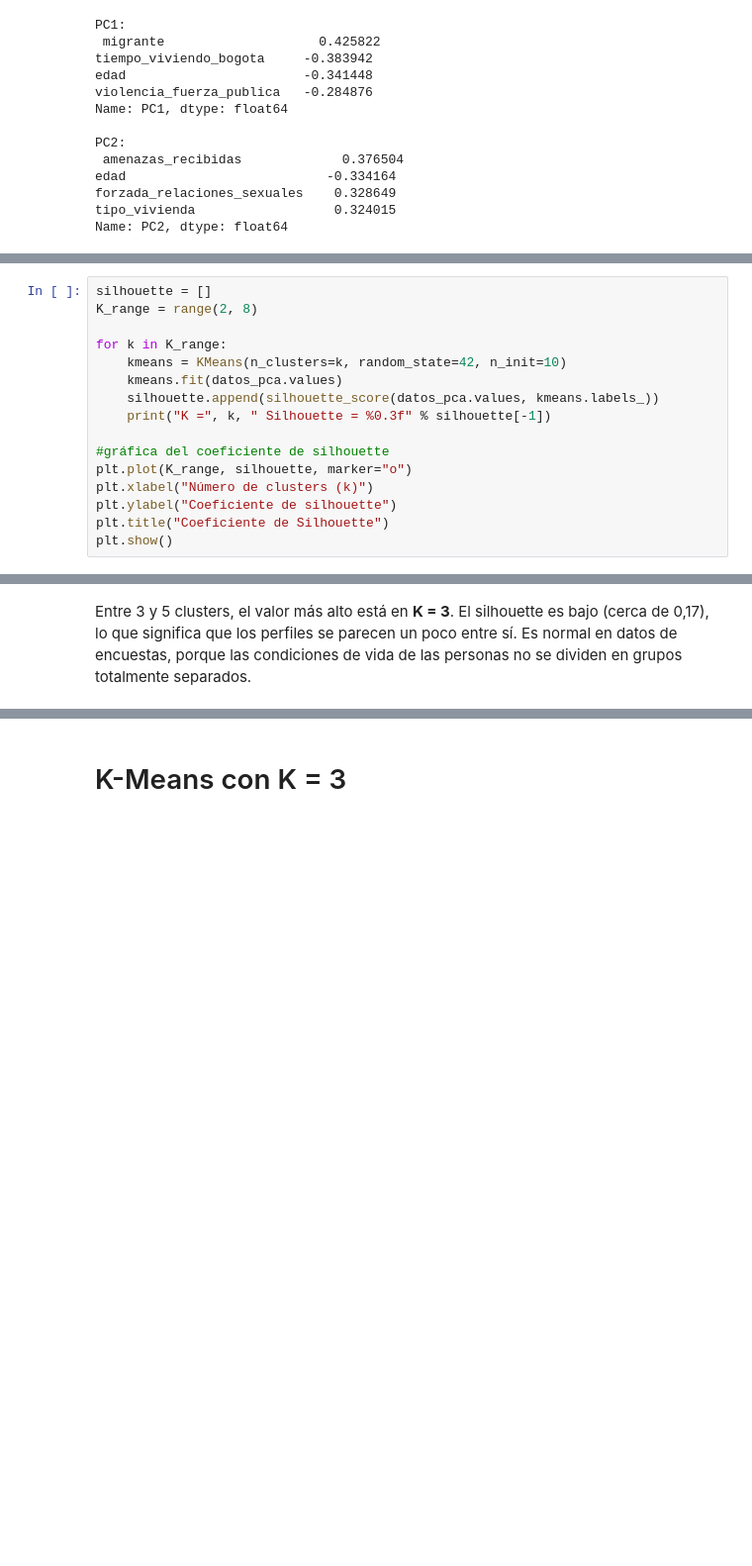
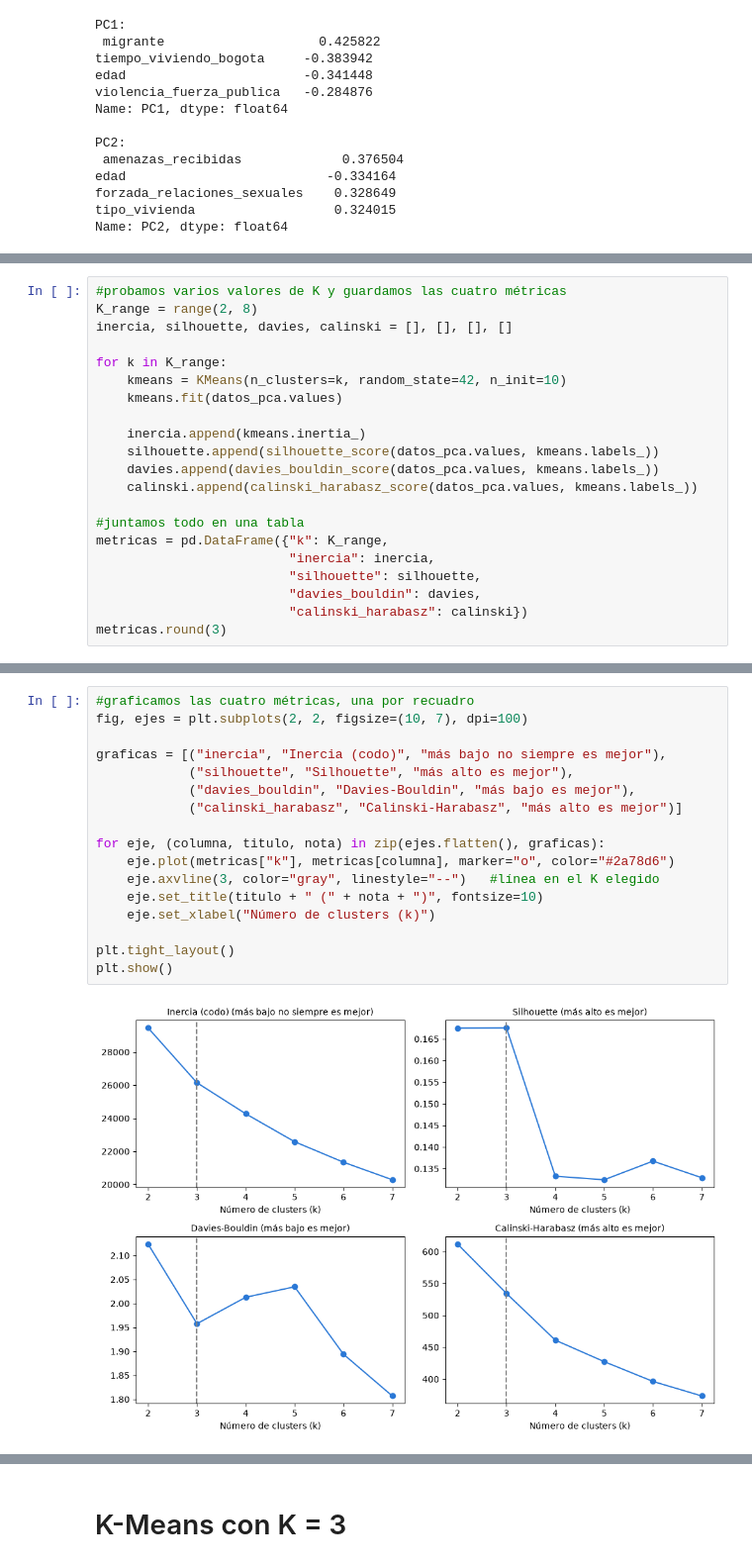
Before and after one commit to lezlynossa-oss/proyecto-integrador-quinto, a Jupyter notebook: Mineria/02_perfiles_vulnerabilidad_kmeans.ipynb, the cells around one changed output, grey strips where cells are left out. Shown at 99% size. Saved outputs shown, nothing was run; the diff lists cells and outputs as text; blank space fills up the shorter version.

Commit message:
Clustering: elección de K con cuatro métricas

```diff
--- a/Mineria/02_perfiles_vulnerabilidad_kmeans.ipynb
+++ b/Mineria/02_perfiles_vulnerabilidad_kmeans.ipynb
@@ -261,17 +226,22 @@ El coeficiente de silhouette mide qué tan bien separados están los clusters. V
 # %%
-silhouette = []
+#probamos varios valores de K y guardamos las cuatro métricas
 K_range = range(2, 8)
+inercia, silhouette, davies, calinski = [], [], [], []
 
 for k in K_range:
     kmeans = KMeans(n_clusters=k, random_state=42, n_init=10)
     kmeans.fit(datos_pca.values)
+
+    inercia.append(kmeans.inertia_)
     silhouette.append(silhouette_score(datos_pca.values, kmeans.labels_))
-    print("K =", k, " Silhouette = %0.3f" % silhouette[-1])
+    davies.append(davies_bouldin_score(datos_pca.values, kmeans.labels_))
+    calinski.append(calinski_harabasz_score(datos_pca.values, kmeans.labels_))
 
-#gráfica del coeficiente de silhouette
-plt.plot(K_range, silhouette, marker="o")
-plt.xlabel("Número de clusters (k)")
-plt.ylabel("Coeficiente de silhouette")
-plt.title("Coeficiente de Silhouette")
-plt.show()
+#juntamos todo en una tabla
+metricas = pd.DataFrame({"k": K_range,
+                         "inercia": inercia,
+                         "silhouette": silhouette,
+                         "davies_bouldin": davies,
+                         "calinski_harabasz": calinski})
+metricas.round(3)
 # %% [output]
@@ -285,2 +255,19 @@ K = 7  Silhouette = 0.133
-# %% [markdown]
-Entre 3 y 5 clusters, el valor más alto está en **K = 3**. El silhouette es bajo (cerca de 0,17), lo que significa que los perfiles se parecen un poco entre sí. Es normal en datos de encuestas, porque las condiciones de vida de las personas no se dividen en grupos totalmente separados.
+# %%
+#graficamos las cuatro métricas, una por recuadro
+fig, ejes = plt.subplots(2, 2, figsize=(10, 7), dpi=100)
+
+graficas = [("inercia", "Inercia (codo)", "más bajo no siempre es mejor"),
+            ("silhouette", "Silhouette", "más alto es mejor"),
+            ("davies_bouldin", "Davies-Bouldin", "más bajo es mejor"),
+            ("calinski_harabasz", "Calinski-Harabasz", "más alto es mejor")]
+
+for eje, (columna, titulo, nota) in zip(ejes.flatten(), graficas):
+    eje.plot(metricas["k"], metricas[columna], marker="o", color="#2a78d6")
+    eje.axvline(3, color="gray", linestyle="--")   #línea en el K elegido
+    eje.set_title(titulo + " (" + nota + ")", fontsize=10)
+    eje.set_xlabel("Número de clusters (k)")
+
+plt.tight_layout()
+plt.show()
+# %% [output]
+[figure, added]
```
Also changed, not shown: parts of 4 cells of this notebook.
